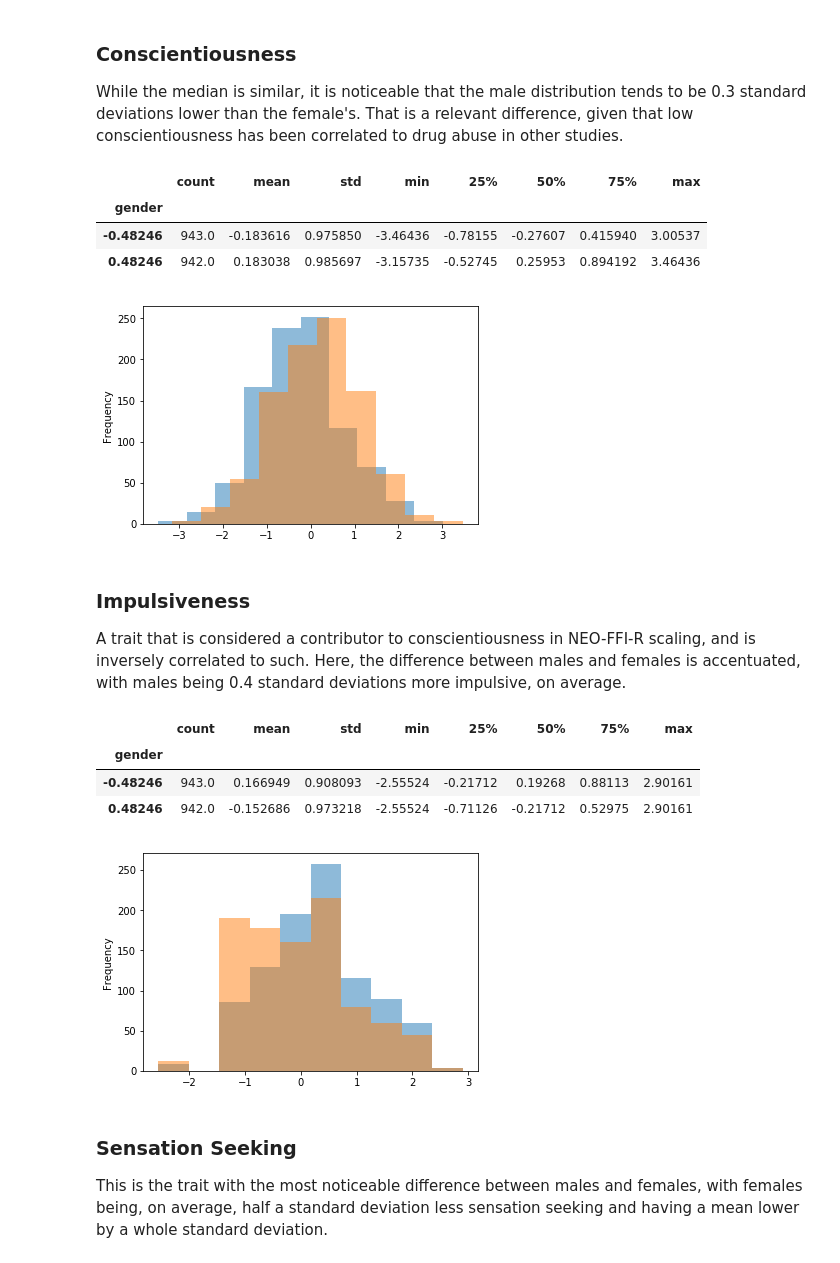
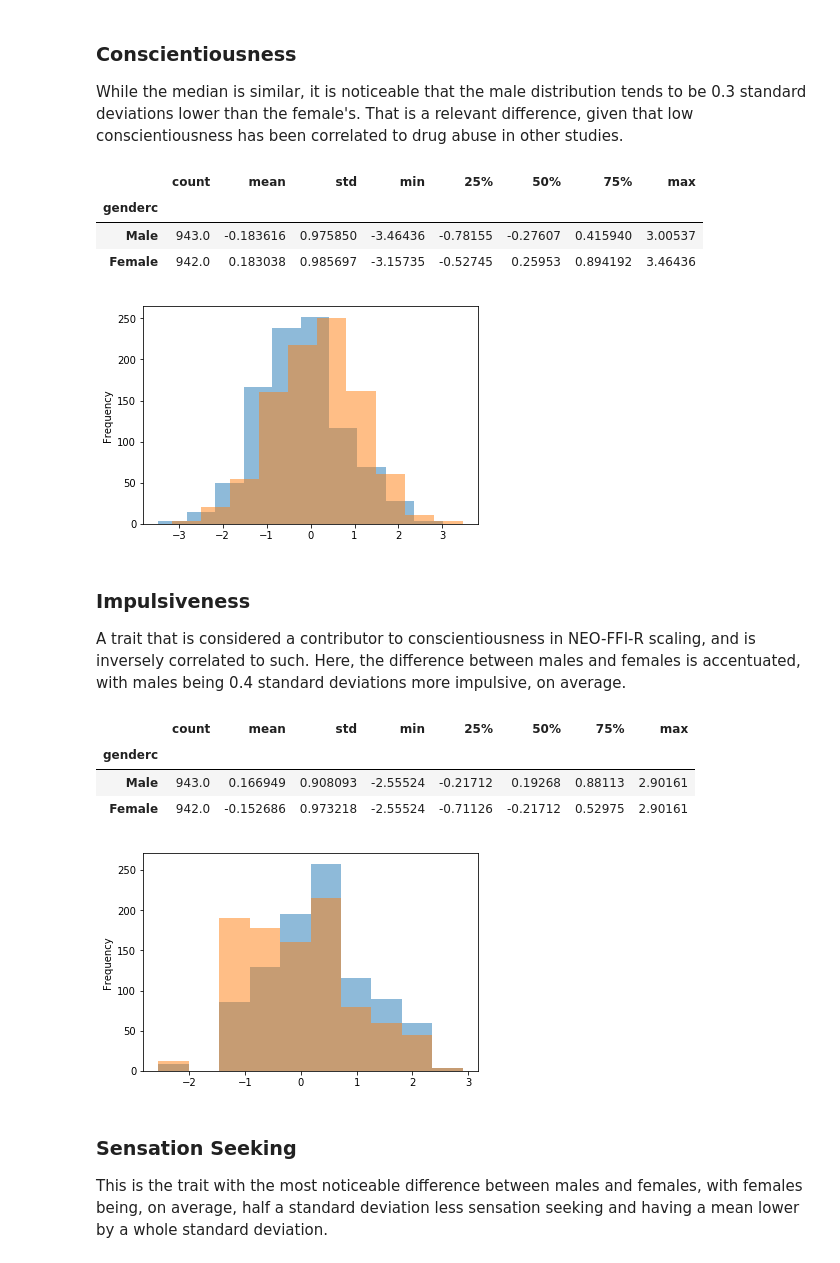
Before and after one commit to AndreMoukarzel/MAC0459, a Jupyter notebook: DataScienceEP1.ipynb, the cells around one changed output. Cells and saved outputs as stored; diff of their text form; code cells hidden in the pictures.

```diff
--- a/DataScienceEP1.ipynb
+++ b/DataScienceEP1.ipynb
@@ -38,6 +38,8 @@ import seaborn as sns
 import numpy as np
 
 drugs = pd.read_csv('drug_consumption.data')
+drugs['countryn'] = pd.cut(drugs['country'], [-0.58,-0.47,-0.3,-0.2,0.0,0.23,0.5,1.], labels=['USA', 'New Zealand', 'Other', 'Australia', 'Republic of Ireland', 'Canada', 'UK'])
+drugs['genderc'] = pd.cut(drugs['gender'], 2, labels=['Male', 'Female'])
 drugs.describe()
 # %% [output]
 |  | id | age | gender | education | country | etnicity | nscore | escore | oscore | ascore | cscore | ... |
@@ -108,26 +106,26 @@ drugs.groupby('gender')['ascore'].describe()
 
 While the median is similar, it is noticeable that the male distribution tends to be 0.3 standard deviations lower than the female's. That is a relevant difference, given that low conscientiousness has been correlated to drug abuse in other studies.
 # %%
-drugs.groupby('gender')['cscore'].plot.hist(alpha=0.5)
-drugs.groupby('gender')['cscore'].describe()
+drugs.groupby('genderc')['cscore'].plot.hist(alpha=0.5)
+drugs.groupby('genderc')['cscore'].describe()
 # %% [output]
 |  | count | mean | std | min | 25% | 50% | 75% | max |
-| gender |  |  |  |  |  |  |  |  |
-| -0.48246 | 943.0 | -0.183616 | 0.975850 | -3.46436 | -0.78155 | -0.27607 | 0.415940 | 3.00537 |
-| 0.48246 | 942.0 | 0.183038 | 0.985697 | -3.15735 | -0.52745 | 0.25953 | 0.894192 | 3.46436 |
+| genderc |  |  |  |  |  |  |  |  |
+| Male | 943.0 | -0.183616 | 0.975850 | -3.46436 | -0.78155 | -0.27607 | 0.415940 | 3.00537 |
+| Female | 942.0 | 0.183038 | 0.985697 | -3.15735 | -0.52745 | 0.25953 | 0.894192 | 3.46436 |
 [figure]
 # %% [markdown]
 ### Impulsiveness
 
 A trait that is considered a contributor to conscientiousness in NEO-FFI-R scaling, and is inversely correlated to such. Here, the difference between males and females is accentuated, with males being 0.4 standard deviations more impulsive, on average.
 # %%
-drugs.groupby('gender')['impulsive'].plot.hist(alpha=0.5)
-drugs.groupby('gender')['impulsive'].describe()
+drugs.groupby('genderc')['impulsive'].plot.hist(alpha=0.5)
+drugs.groupby('genderc')['impulsive'].describe()
 # %% [output]
 |  | count | mean | std | min | 25% | 50% | 75% | max |
-| gender |  |  |  |  |  |  |  |  |
-| -0.48246 | 943.0 | 0.166949 | 0.908093 | -2.55524 | -0.21712 | 0.19268 | 0.88113 | 2.90161 |
-| 0.48246 | 942.0 | -0.152686 | 0.973218 | -2.55524 | -0.71126 | -0.21712 | 0.52975 | 2.90161 |
+| genderc |  |  |  |  |  |  |  |  |
+| Male | 943.0 | 0.166949 | 0.908093 | -2.55524 | -0.21712 | 0.19268 | 0.88113 | 2.90161 |
+| Female | 942.0 | -0.152686 | 0.973218 | -2.55524 | -0.71126 | -0.21712 | 0.52975 | 2.90161 |
 [figure]
 # %% [markdown]
 ### Sensation Seeking
```
Also changed, not shown: parts of 25 cells of this notebook.
